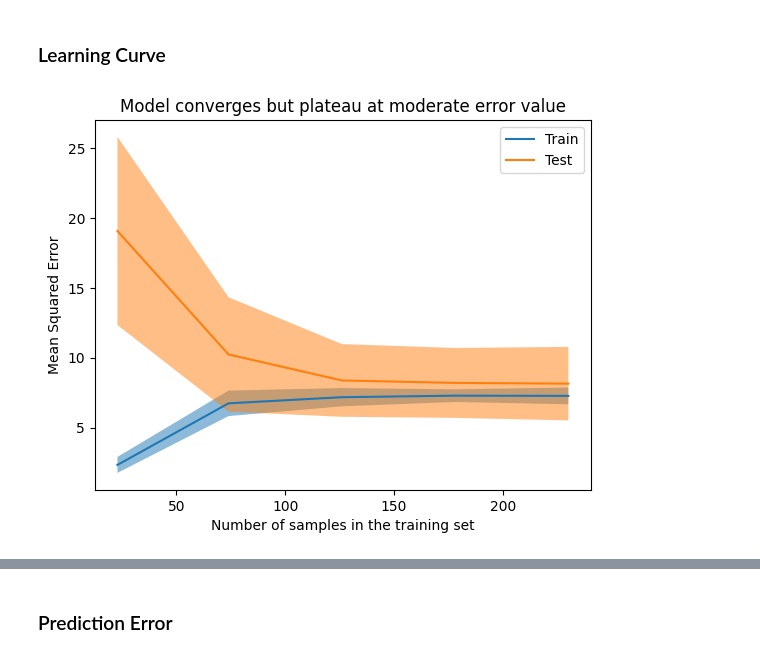
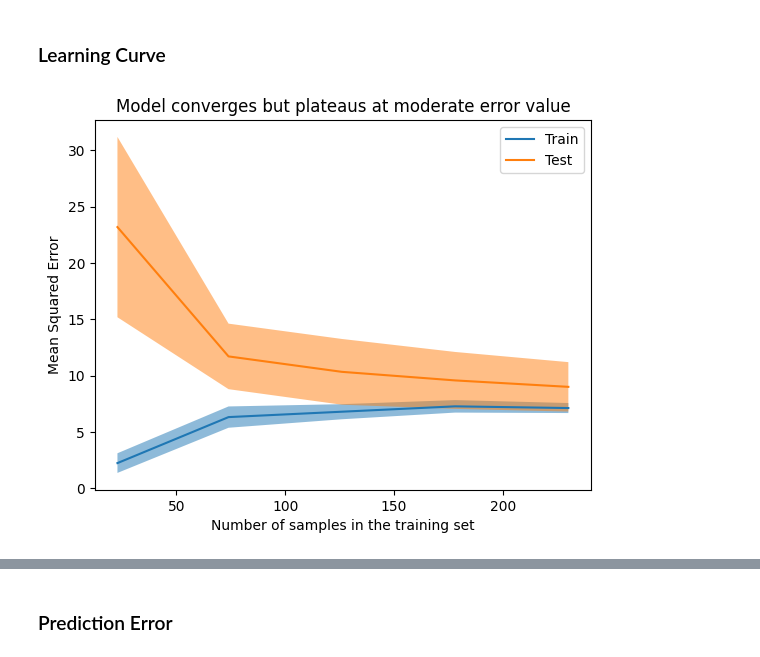
Before and after one commit to garudapaksi-yusuf/Auto_MPG_Prediction, a Jupyter notebook: notebook/notebook.ipynb, the cells around one changed output, grey strips where cells are left out. Saved outputs shown, nothing was run; the diff lists cells and outputs as text; code cells hidden in the pictures.

```diff
--- a/notebook/notebook.ipynb
+++ b/notebook/notebook.ipynb
@@ -1130,7 +1156,7 @@ param_name_alpha = "transformedtargetregressor__regressor__alpha"
 param_range_alpha = np.logspace(start=-4, stop=4, num=9)
 
 param_name_l1_ratio = "transformedtargetregressor__regressor__l1_ratio"
-param_range_l1_ratio = np.linspace(start=0.1, stop=0.9, num=5)
+param_range_l1_ratio = np.linspace(start=0.1, stop=0.9, num=9)
 
 param_grid = {
     param_name_alpha: param_range_alpha,
@@ -1233,0 +1222,6 @@ Pipeline(steps=[('preprocessor',
+# %%
+# fit model with the best hyperparameters over the train set
+search.fit(
+    X=X_train,
+    y=y_train
+)
@@ -1243,0 +1256,25 @@ from statsmodels.stats.diagnostic import het_breuschpagan
+# %%
+display(pd.DataFrame(
+    data=[search.cv_results_["params"][search.best_index_]],
+    index=["value"]
+).transpose().style.set_caption(caption="Best hyperparameters from inner_cv"))
+
+kwargs = dict(
+    estimator=search.best_estimator_,
+    cv=outer_cv,
+    n_jobs=-1
+)
+cv_scores = cross_validate(
+    **kwargs,
+    X=X_test,
+    y=y_test,
+    scoring=scoring
+)
+
+display(pd.DataFrame(
+    data={"mse": [abs(np.mean(a=cv_scores["test_neg_mse"])), np.std(a=cv_scores["test_neg_mse"])],
+          "rmse": [abs(np.mean(a=cv_scores["test_neg_rmse"])), np.std(a=cv_scores["test_neg_rmse"])],
+          "mae": [abs(np.mean(a=cv_scores["test_neg_mae"])), np.std(a=cv_scores["test_neg_mae"])],
+          "r2": [np.mean(a=cv_scores["test_r2"]), np.std(a=cv_scores["test_r2"])]},
+    index=["mean", "std"]
+).style.set_caption(caption="Cross-validated scores from outer_cv"))
@@ -1244,19 +1297,18 @@ from statsmodels.stats.diagnostic import het_breuschpagan
 # %% [markdown]
 ### Learning Curve
 # %%
-# visualize model's learning curve
+# visualize learning curve of the model
 disp = LearningCurveDisplay.from_estimator(
-    estimator=estimator,
+    **kwargs,
     X=X_train,
     y=y_train,
-    cv=outer_cv,
-    scoring=scorer,
+    scoring=scoring["neg_mse"],
     random_state=random_state,
     negate_score=True,
     score_name="Mean Squared Error"
 )
-disp.ax_.set_title(label="Model converges but plateau at moderate error value")
+disp.ax_.set_title(label="Model converges but plateaus at moderate error value")
 
 plt.show()
 # %% [output]
-[figure, old version]
+[figure, new version]
```
Also changed, not shown: parts of 41 cells of this notebook.
